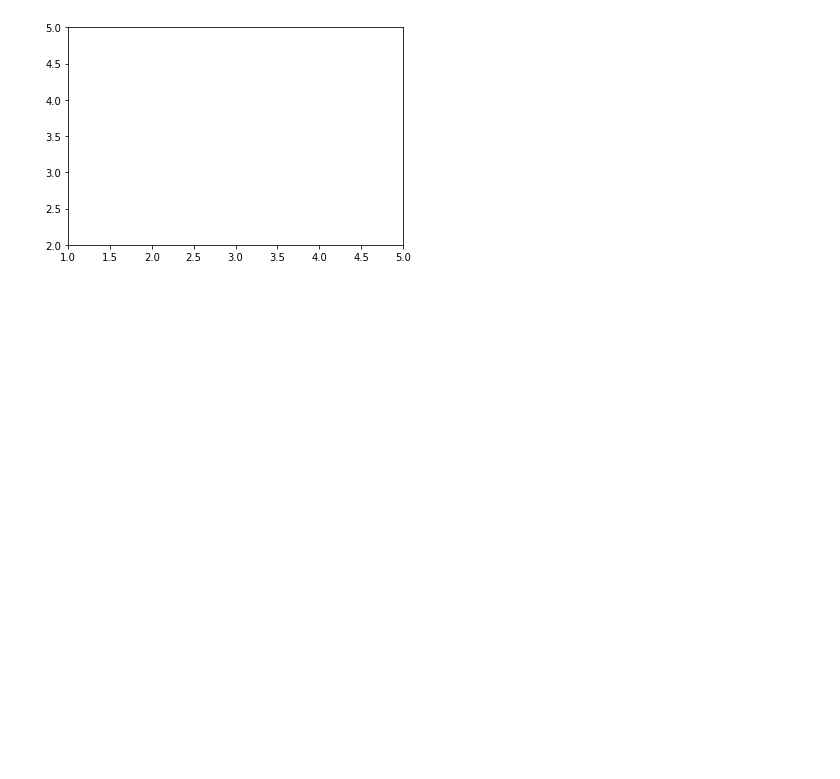
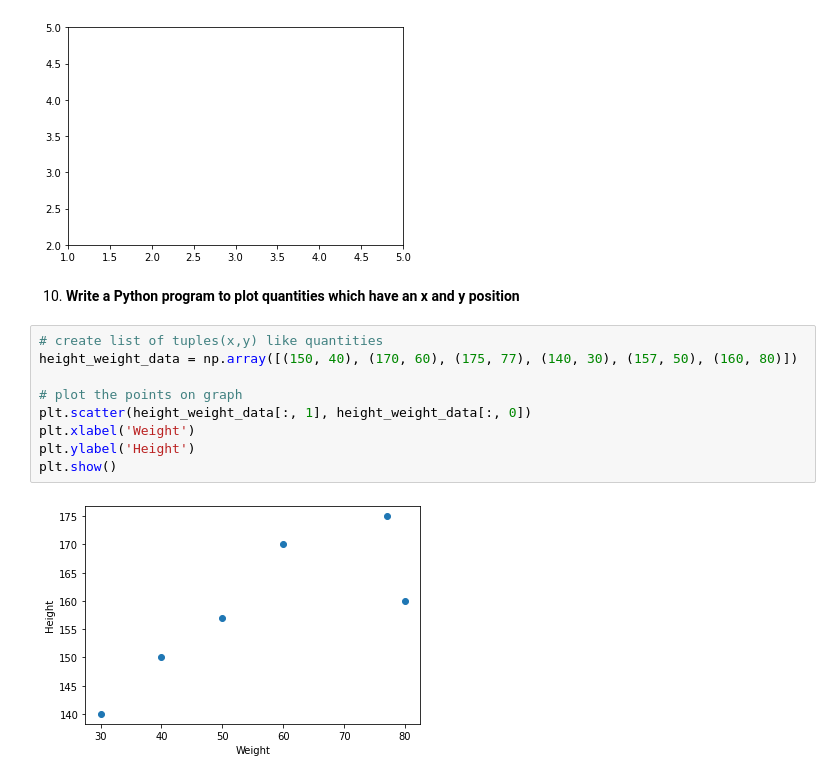
Before and after one commit to NishanthRajkumar/Python-Libraries, a Jupyter notebook: matplotlib_programs/matplotlib_programs.ipynb, the cells around one changed output. Saved outputs shown, nothing was run; the diff lists cells and outputs as text; blank space fills up the shorter version.

Commit message:
feat: plot point using scatter

```diff
--- a/matplotlib_programs/matplotlib_programs.ipynb
+++ b/matplotlib_programs/matplotlib_programs.ipynb
@@ -190,3 +190,16 @@ print(f"Updated x limits: {ax.get_xlim()}; y limits: {ax.get_ylim()}")
 x limits: (0.0, 1.0); y limits: (0.0, 1.0)
 Updated x limits: (1.0, 5.0); y limits: (2.0, 5.0)
 [figure]
+# %% [markdown]
+10. **Write a Python program to plot quantities which have an x and y position**
+# %%
+# create list of tuples(x,y) like quantities
+height_weight_data = np.array([(150, 40), (170, 60), (175, 77), (140, 30), (157, 50), (160, 80)])
+
+# plot the points on graph
+plt.scatter(height_weight_data[:, 1], height_weight_data[:, 0])
+plt.xlabel('Weight')
+plt.ylabel('Height')
+plt.show()
+# %% [output]
+[figure, added]
```
